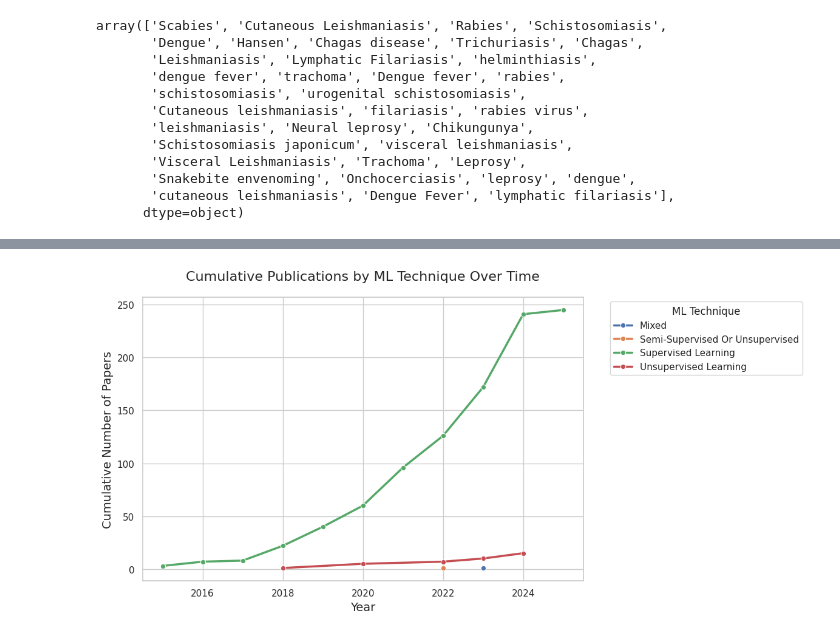
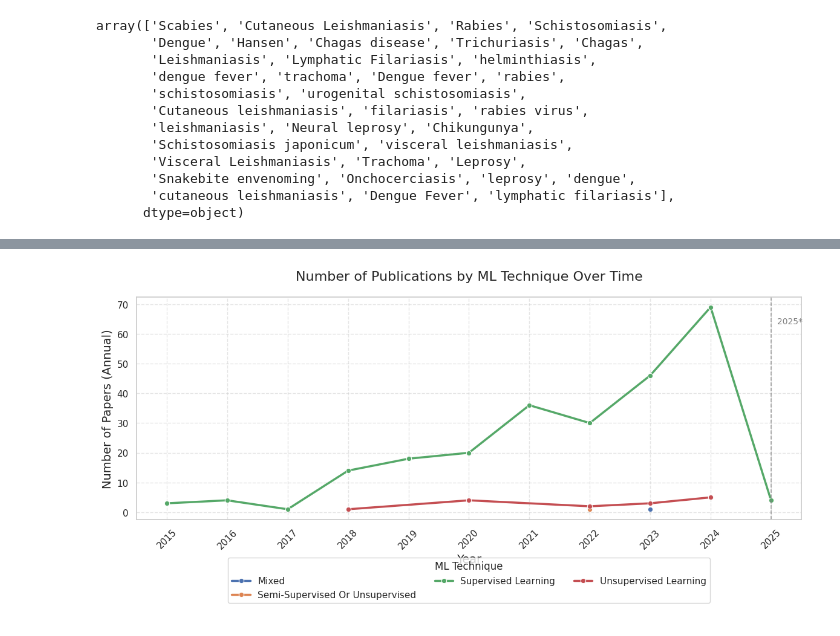
Before and after one commit to yusufbrima/MLNTD, a Jupyter notebook: Analysis.ipynb, the cells around one changed output, grey strips where cells are left out. Cells and saved outputs as stored; diff of their text form; code cells hidden in the pictures.

```diff
--- a/Analysis.ipynb
+++ b/Analysis.ipynb
@@ -2749,4 +2940,8 @@ fig.write_image("./figures/top_20_data_countries_bar_chart.png", width=1000, hei
 # %%
+import matplotlib.pyplot as plt
+import seaborn as sns
+import pandas as pd
+
 # --- Step 1: Define remap dictionary ---
 ml_techniques_remap = {
     # Supervised learning
@@ -2756,22 +2951,19 @@ ml_techniques_remap = {
     'Supervised leaning': 'Supervised Learning',
     'supervised': 'Supervised Learning',
     'Supervised': 'Supervised Learning',
-    'Supervised ': 'Supervised Learning',
     'Supervised learning.': 'Supervised Learning',
-    'Supervised Learning ': 'Supervised Learning',
 
     # Unsupervised learning
     'Unsupervised learning': 'Unsupervised Learning',
     'Unsupervised Learning': 'Unsupervised Learning',
     'unsupervised learning': 'Unsupervised Learning',
     'unsupervised Learning': 'Unsupervised Learning',
-    ' unsupervised learning': 'Unsupervised Learning',
 
     # Mixed / unclear
     'Supervised learning\nUnsupervised learning': 'Mixed',
     ' semi-supervised or unsupervised': 'Mixed',
 
-    # Missing / nan
+    # Missing
     'nan': 'Unknown',
     'NaN': 'Unknown',
     'None': 'Unknown',
@@ -2781,57 +2973,99 @@ ml_techniques_remap = {
 # --- Step 2: Clean and explode column ---
 clean_df = merged_df.copy()
 
-# Ensure string and split by comma
 clean_df['Machine_learning_techniques'] = (
     clean_df['Machine_learning_techniques']
     .astype(str)
     .str.split(',')
 )
+
 clean_df = clean_df.explode('Machine_learning_techniques')
 
-# Normalize
 clean_df['Machine_learning_techniques'] = (
     clean_df['Machine_learning_techniques']
     .str.strip()
     .replace(ml_techniques_remap)
     .str.title()
 )
 
 # --- Step 3: Drop Unknowns ---
 clean_df = clean_df[clean_df['Machine_learning_techniques'] != 'Unknown']
 
-# --- Step 4: Group by Year and technique, count ---
+# --- Step 4: Ensure Year is valid ---
+clean_df['Year'] = pd.to_numeric(clean_df['Year'], errors='coerce')
+clean_df = clean_df.dropna(subset=['Year'])
+
+# --- Step 5: Group by Year and technique (ANNUAL COUNTS) ---
 technique_counts = (
     clean_df
     .groupby(['Year', 'Machine_learning_techniques'])
     .size()
     .reset_index(name='count')
 )
 
-# --- Step 5: Sort and compute cumulative sum ---
+# --- Step 6: Sort ---
 technique_counts = technique_counts.sort_values(['Machine_learning_techniques', 'Year'])
-technique_counts['cumulative_count'] = (
-    technique_counts.groupby('Machine_learning_techniques')['count'].cumsum()
-)
 
-# --- Step 6: Plot ---
+# ── PLOT ─────────────────────────────────────────────────────────────────────
+PARTIAL_YEAR = 2025
+
 plt.figure(figsize=(12, 6))
+
 sns.lineplot(
     data=technique_counts,
     x='Year',
-    y='cumulative_count',
+    y='count',
     hue='Machine_learning_techniques',
     marker='o',
     linewidth=2.5
 )
 
-plt.title('Cumulative Publications by ML Technique Over Time', fontsize=16, pad=20)
+# Cutoff line
+ymax = technique_counts['count'].max()
+
+plt.axvline(
+    x=PARTIAL_YEAR,
+    color='grey',
+    linestyle='--',
+    linewidth=1.2,
+    alpha=0.7
+)
+
+plt.text(
+    PARTIAL_YEAR + 0.1,
+    ymax * 0.95,
+    '2025*',
+    fontsize=10,
+    color='grey',
+    va='top'
+)
+
+# Labels
+plt.title('Number of Publications by ML Technique Over Time', fontsize=16, pad=20)
 plt.xlabel('Year', fontsize=14)
-plt.ylabel('Cumulative Number of Papers', fontsize=14)
-plt.legend(title='ML Technique', bbox_to_anchor=(1.05, 1), loc='upper left')
+plt.ylabel('Number of Papers (Annual)', fontsize=14)
+
+# Legend formatting (wider)
+plt.legend(
+    title='ML Technique',
+    bbox_to_anchor=(0.5, -0.15),
+    loc='upper center',
+    ncol=3,
+    fontsize=11,
+    title_fontsize=12
+)
+
+plt.xticks(sorted(technique_counts['Year'].unique()), rotation=45)
+plt.grid(True, linestyle='--', alpha=0.5)
+
 plt.tight_layout()
 
-plt.savefig('./figures/ml_techniques_cumulative_over_time.png', dpi=300, bbox_inches='tight')
+plt.savefig(
+    './figures/ml_techniques_annual_over_time.pdf',
+    dpi=300,
+    bbox_inches='tight'
+)
+
 plt.show()
 # %% [output]
-[figure, old version]
+[figure, new version]
```
Also changed, not shown: parts of 44 cells of this notebook, 41 other files.
